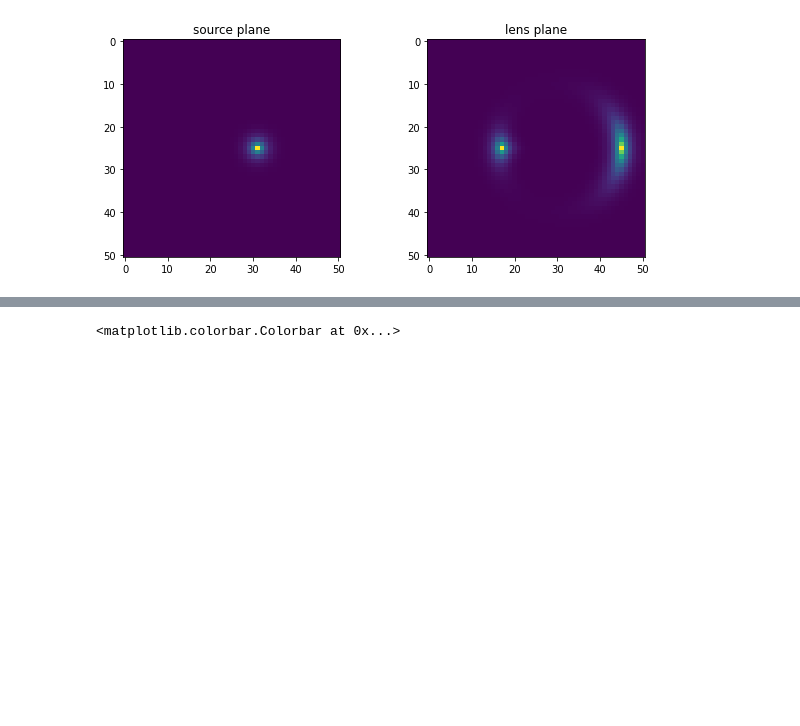
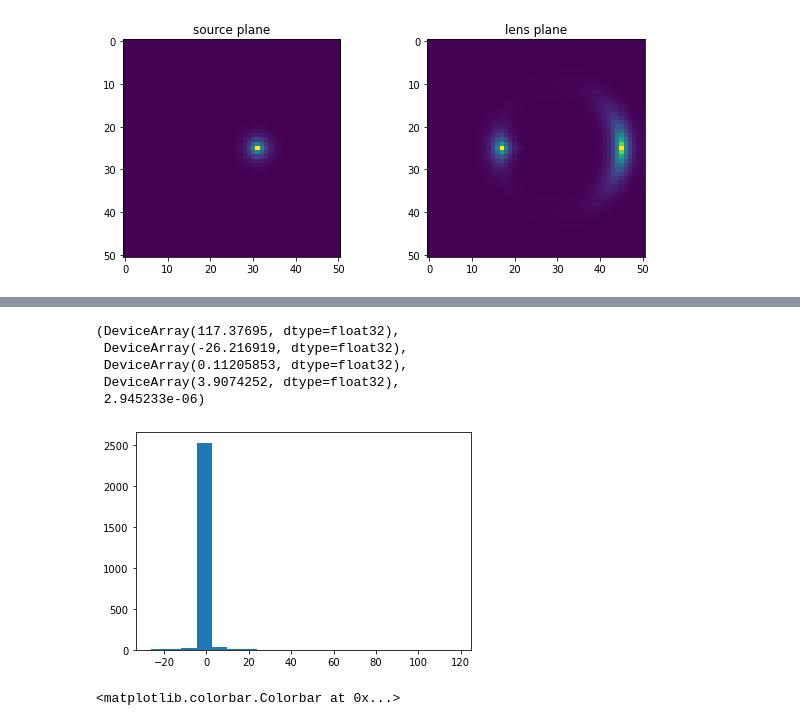
Before and after one commit to giga-lens/gigalens, a Jupyter notebook: jax-demo-dev-sim-only_SIS.ipynb, the cells around one changed output, grey strips where cells are left out. Saved outputs shown, nothing was run; the diff lists cells and outputs as text; code cells hidden in the pictures; blank space fills up the shorter version.

```diff
--- a/jax-demo-dev-sim-only_SIS.ipynb
+++ b/jax-demo-dev-sim-only_SIS.ipynb
@@ -624,3 +707,14 @@ dir(phys_model.lens_light[0])
+# %%
+plt.hist(np.array(res).flatten(), bins=20)
+
+res.max(), res.min(), res.mean(), res.std(), np.median(res)
+# %% [output]
+(DeviceArray(117.37695, dtype=float32),
+ DeviceArray(-26.216919, dtype=float32),
+ DeviceArray(0.11205853, dtype=float32),
+ DeviceArray(3.9074252, dtype=float32),
+ 2.945233e-06)
+[figure, added]
 # %%
 alf[ctr, ctr] = alf.max()
 # alf_not_min = alf[1-idx_min]
```
Also changed, not shown: parts of 7 cells of this notebook.
